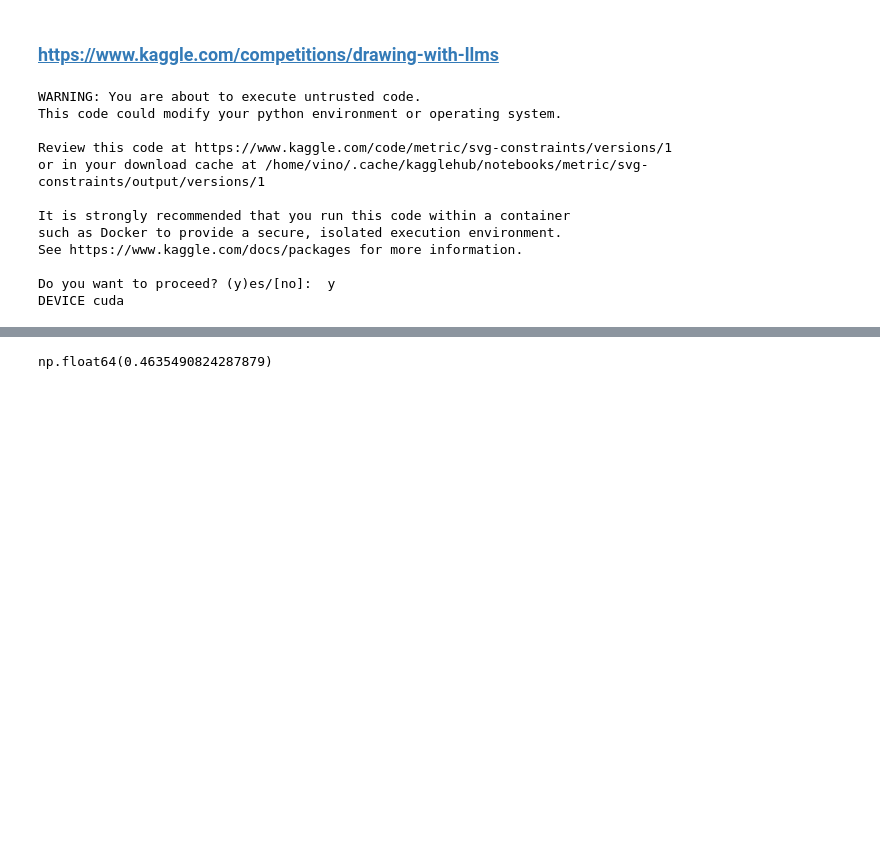
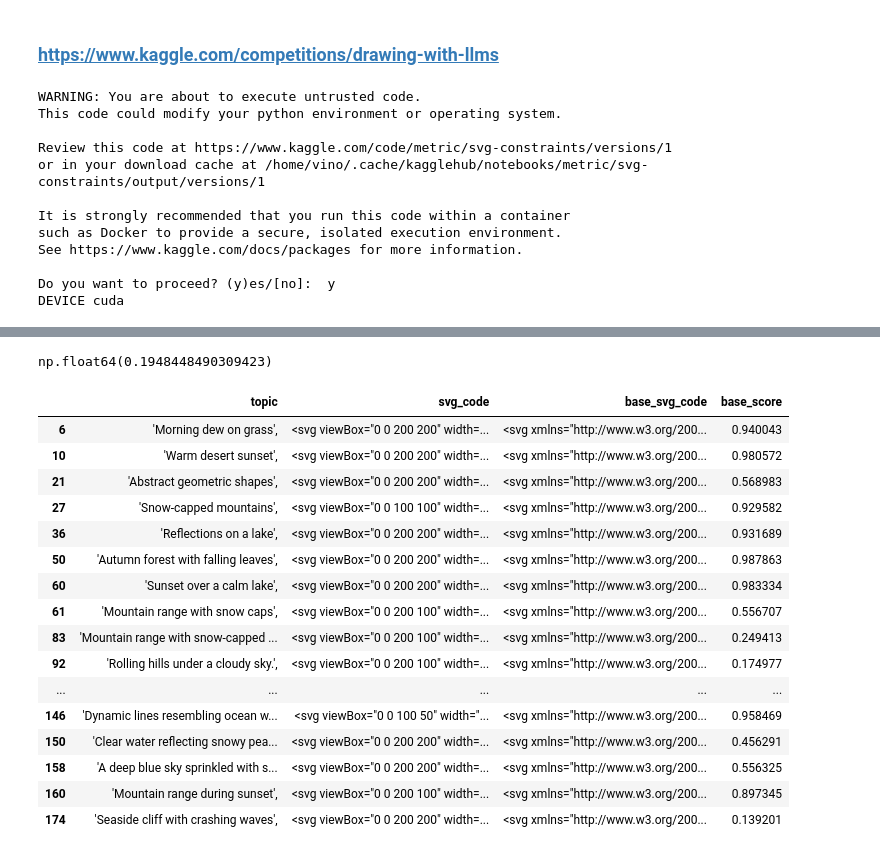
Before and after one commit to svk-123/Drawing_with_LLMs, a Jupyter notebook: Notebook_05c_eval_lora_llama_1b.ipynb, the cells around one changed output, grey strips where cells are left out. Cells and saved outputs as stored; diff of their text form; code cells hidden in the pictures; blank space fills up the shorter version.

```diff
--- a/Notebook_05c_eval_lora_llama_1b.ipynb
+++ b/Notebook_05c_eval_lora_llama_1b.ipynb
@@ -188,7 +188,7 @@ class SVGProcessor:
 
 class Model:
     def __init__(self):
-        self.model_path = './lora/lora_16bit_merged_3b_v2/'
+        self.model_path = './lora/lora_16bit_merged_3b_v3/'
         self.tokenizer = AutoTokenizer.from_pretrained(self.model_path)
         self.model = AutoModelForCausalLM.from_pretrained(
             self.model_path,
@@ -295,4 +310,24 @@ df['base_score'] = df.progress_apply(lambda row: svgMetric(row['topic'], row['ba
 # %%
 df['base_score'].mean()
 # %% [output]
-np.float64(0.4635490824287879)
+np.float64(0.1948448490309423)
+# %%
+df[df['base_score'] > 0.1]
+# %% [output]
+|  | topic | svg_code | base_svg_code | base_score |
+| 6 | 'Morning dew on grass', | <svg viewBox="0 0 200 200" width=... | <svg xmlns="http://www.w3.org/200... | 0.940043 |
+| 10 | 'Warm desert sunset', | <svg viewBox="0 0 200 200" width=... | <svg xmlns="http://www.w3.org/200... | 0.980572 |
+| 21 | 'Abstract geometric shapes', | <svg viewBox="0 0 200 200" width=... | <svg xmlns="http://www.w3.org/200... | 0.568983 |
+| 27 | 'Snow-capped mountains', | <svg viewBox="0 0 100 100" width=... | <svg xmlns="http://www.w3.org/200... | 0.929582 |
+| 36 | 'Reflections on a lake', | <svg viewBox="0 0 200 200" width=... | <svg xmlns="http://www.w3.org/200... | 0.931689 |
+| 50 | 'Autumn forest with falling leaves', | <svg viewBox="0 0 200 200" width=... | <svg xmlns="http://www.w3.org/200... | 0.987863 |
+| 60 | 'Sunset over a calm lake', | <svg viewBox="0 0 200 200" width=... | <svg xmlns="http://www.w3.org/200... | 0.983334 |
+| 61 | 'Mountain range with snow caps', | <svg viewBox="0 0 200 100" width=... | <svg xmlns="http://www.w3.org/200... | 0.556707 |
+| 83 | 'Mountain range with snow-capped ... | <svg viewBox="0 0 200 100" width=... | <svg xmlns="http://www.w3.org/200... | 0.249413 |
+| 92 | 'Rolling hills under a cloudy sky.', | <svg viewBox="0 0 200 100" width=... | <svg xmlns="http://www.w3.org/200... | 0.174977 |
+| ... | ... | ... | ... | ... |
+| 146 | 'Dynamic lines resembling ocean w... | <svg viewBox="0 0 100 50" width="... | <svg xmlns="http://www.w3.org/200... | 0.958469 |
+| 150 | 'Clear water reflecting snowy pea... | <svg viewBox="0 0 200 200" width=... | <svg xmlns="http://www.w3.org/200... | 0.456291 |
+| 158 | 'A deep blue sky sprinkled with s... | <svg viewBox="0 0 200 200" width=... | <svg xmlns="http://www.w3.org/200... | 0.556325 |
+| 160 | 'Mountain range during sunset', | <svg viewBox="0 0 200 100" width=... | <svg xmlns="http://www.w3.org/200... | 0.897345 |
+| 174 | 'Seaside cliff with crashing waves', | <svg viewBox="0 0 200 200" width=... | <svg xmlns="http://www.w3.org/200... | 0.139201 |
```
Also changed, not shown: parts of 2 cells of this notebook, 2 other files.
